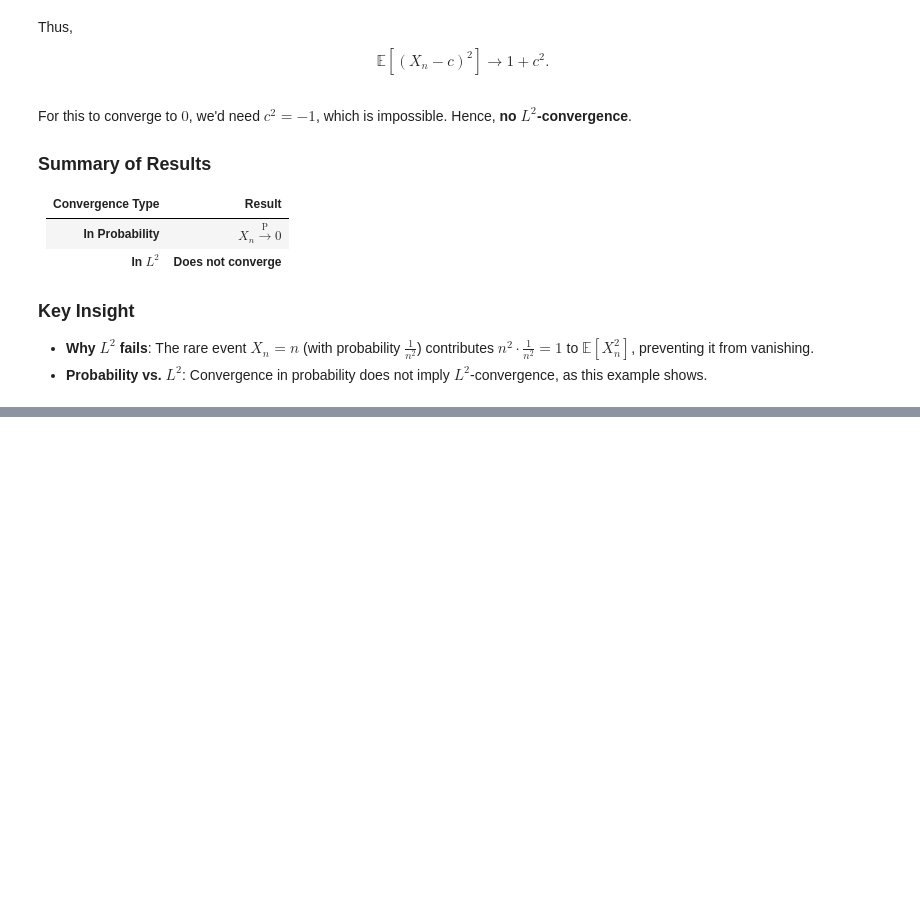
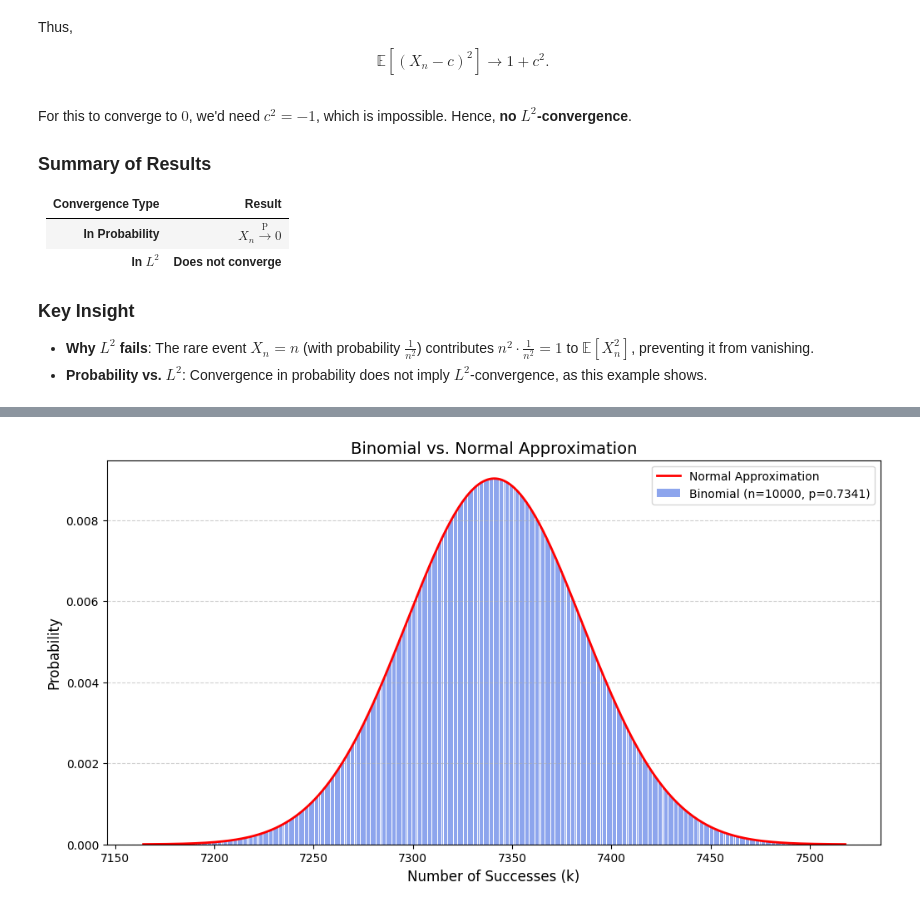
Before and after one commit to PradeepPadmanabanC/Course_Reviews, a Jupyter notebook: MIT_18.650-Fall-2016/ps-1.ipynb, the cells around one changed output, grey strips where cells are left out. Saved outputs shown, nothing was run; the diff lists cells and outputs as text; code cells hidden in the pictures; blank space fills up the shorter version.

```diff
--- a/MIT_18.650-Fall-2016/ps-1.ipynb
+++ b/MIT_18.650-Fall-2016/ps-1.ipynb
@@ -82,0 +107,31 @@ For this to converge to $ 0 $, we'd need $ c^2 = -1 $, which is impossible. Henc
+# %%
+import numpy as np
+import matplotlib.pyplot as plt
+from scipy.stats import binom, norm
+
+# Parameters (SMALLER n for visible bars)
+n = 10000       # Reduced from 10,000 to 100
+p = 0.7341       # Adjusted for symmetry (easier visualization)
+mu = n * p    # Mean
+sigma = np.sqrt(n * p * (1 - p))  # Std dev
+
+# Binomial PMF
+k = np.arange(max(0, mu - 4*sigma), min(n, mu + 4*sigma), dtype=int)  # Ensure k ∈ [0, n]
+pmf = binom.pmf(k, n, p)
+
+# Normal PDF (for comparison)
+x = np.linspace(mu - 4*sigma, mu + 4*sigma, 1000)
+normal_pdf = norm.pdf(x, mu, sigma)
+
+# Plot
+plt.figure(figsize=(12, 6))
+plt.bar(k, pmf, color='royalblue', alpha=0.6, width=0.8, label=f'Binomial (n={n}, p={p})')
+plt.plot(x, normal_pdf, 'r-', linewidth=2, label='Normal Approximation')
+plt.title("Binomial vs. Normal Approximation", fontsize=14)
+plt.xlabel("Number of Successes (k)", fontsize=12)
+plt.ylabel("Probability", fontsize=12)
+plt.legend()
+plt.grid(axis='y', linestyle='--', alpha=0.6)
+plt.show()
+# %% [output]
+[figure, added]
```
Also changed, not shown: parts of 2 cells of this notebook, 1 other file.
